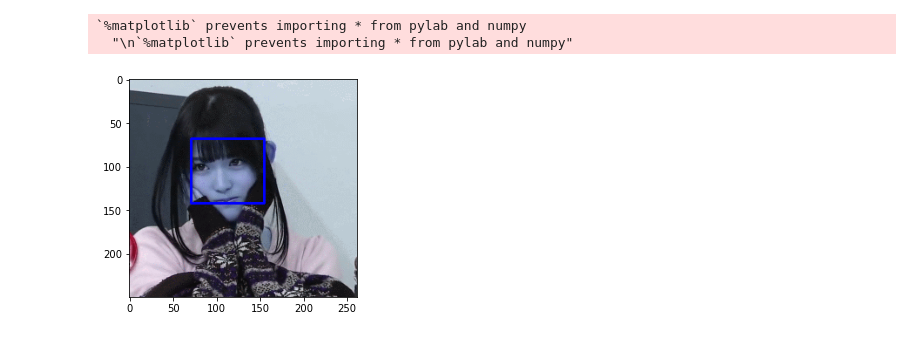
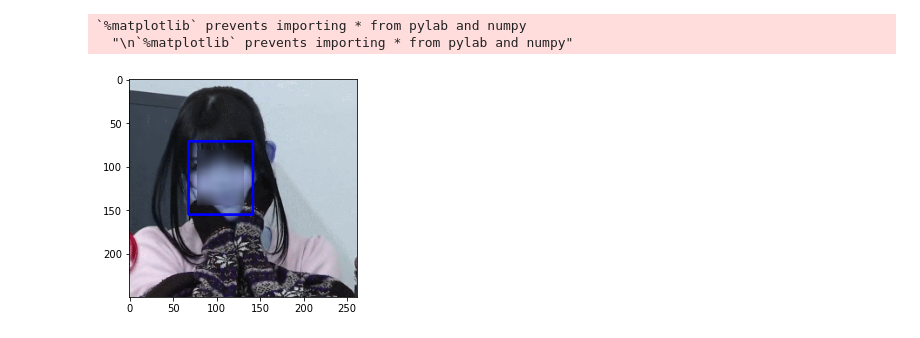
Before and after one commit to ZichangYe/AdvancedPython2021, a Jupyter notebook: video_transformer_test.ipynb, the cells around one changed output. Saved outputs shown, nothing was run; the diff lists cells and outputs as text; code cells hidden in the pictures.

Commit message:
fixed mtcnn return coordinates mismatch; fixed mean_blur out-of-bounds issue

```diff
--- a/video_transformer_test.ipynb
+++ b/video_transformer_test.ipynb
@@ -30,8 +30,8 @@ Populating the interactive namespace from numpy and matplotlib
 # %%
 import os
 path = os.getcwd()
-file = "girl.gif"
-data_path = os.path.join(path, "data", file)
+file_name = "dance.mp4"
+data_path = os.path.join(path, "data", file_name)
 # print(Dat)
 # %%
 class video_transformer():
@@ -149,11 +155,12 @@ class video_transformer():
                 pass
         imageio.mimsave(os.path.join(self.save_path, f"{self.file_name}_prcs.gif"), images)
 # %%
-case_1 = video_transformer(video_path = data_path,
+case_1 = video_transformer(path = path,
+                           video_path = data_path,
                            save_path = os.path.join(path, "data", "frames"),
-                           file_name = 'girl.gif',
+                           file_name = "girl.gif",
                            display=True)
-case_1.main_transformation("mtcnn", case_1.mean_blur)
+case_1.main_transformation("mtcnn", filter_effect=case_1.mean_blur)
 case_1.output()
 # %% [output]
-[figure, old version]
+[figure, new version]
```
Also changed, not shown: parts of 3 cells of this notebook.
